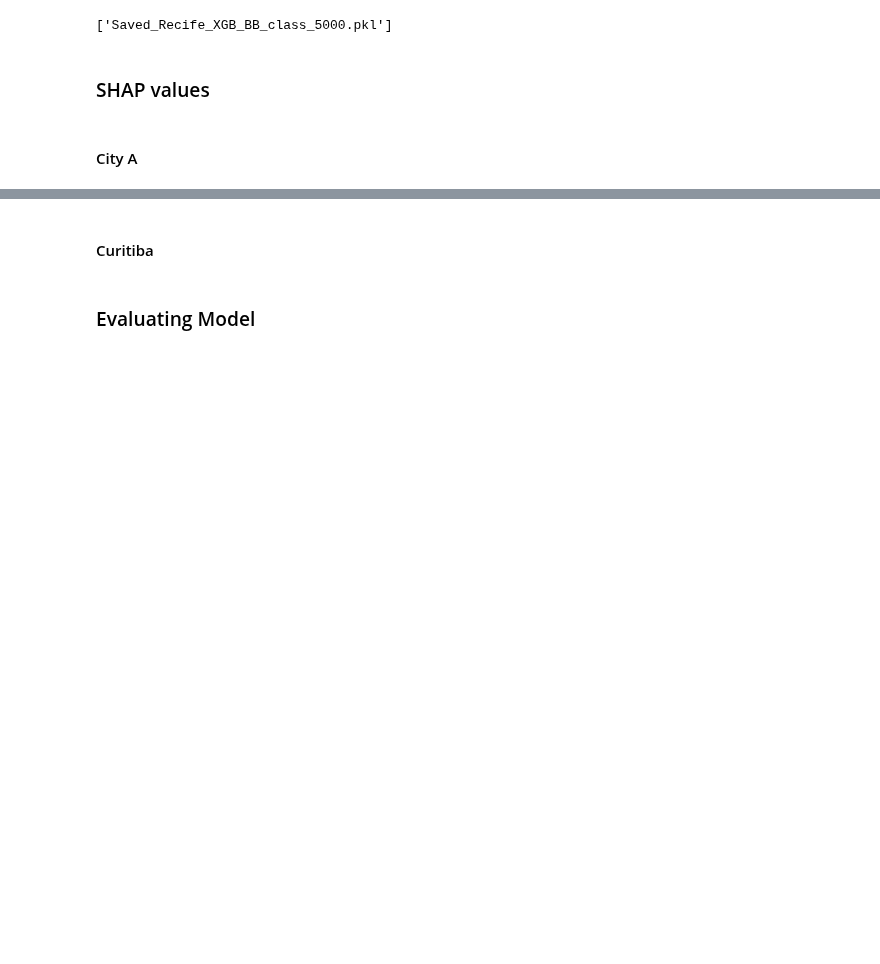
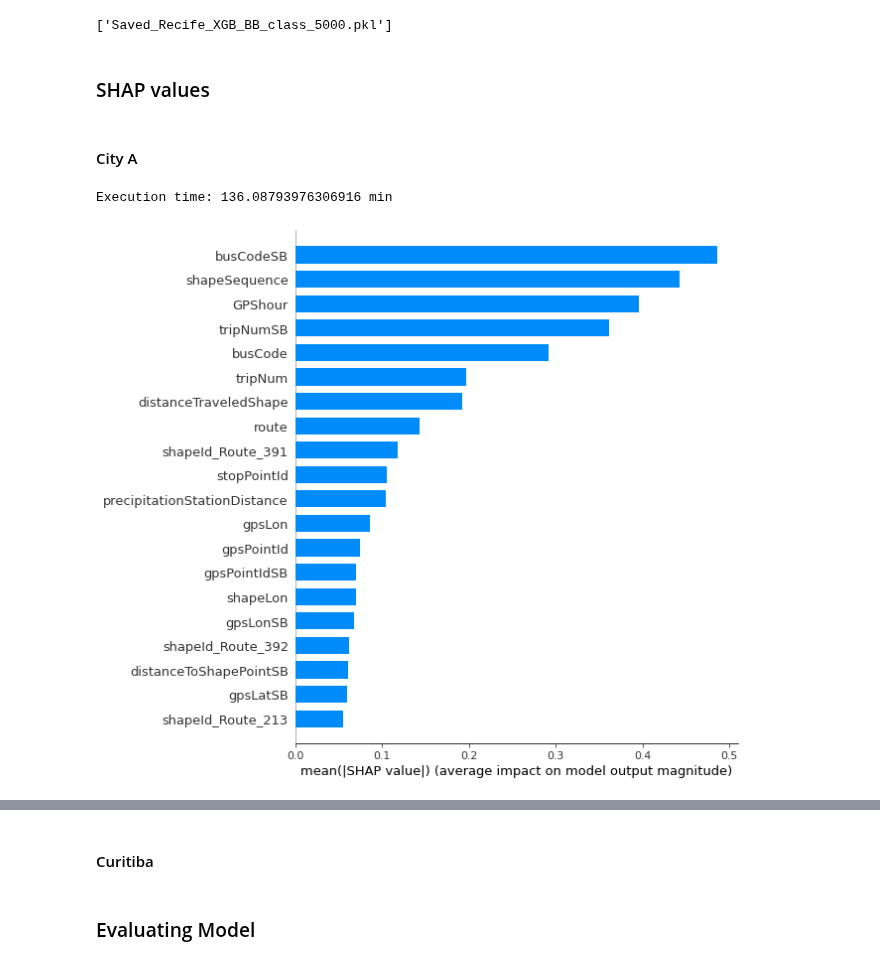
Before and after one commit to veruskasantos/INESProject, a Jupyter notebook: workspace/Model Prediction/Testing models/XGBoost/XGBoost.ipynb, the cells around one changed output, grey strips where cells are left out. Cells and saved outputs as stored; diff of their text form; code cells hidden in the pictures; blank space fills up the shorter version.

```diff
--- a/workspace/Model Prediction/Testing models/XGBoost/XGBoost.ipynb
+++ b/workspace/Model Prediction/Testing models/XGBoost/XGBoost.ipynb
@@ -132,6 +134,15 @@ joblib.dump(xgb, 'Saved_Recife_XGB_BB_class_' + str(data_size) + '.pkl')
 #### City A
 # %%
 # explain the model's predictions using SHAP
+start = time.time()
+
 explainer = shap.TreeExplainer(xgb)
-shap_values = explainer.shap_values(train_X)
+shap_values = explainer.shap_values(train_X, check_additivity=False)
+
+end = time.time()
+print("Execution time: " + str((end - start)/60) + " min")
+
 shap.summary_plot(shap_values, train_X, plot_type="bar")
+# %% [output]
+Execution time: 136.08793976306916 min
+[figure, added]
```
Also changed, not shown: parts of 3 cells of this notebook, 3 other files.
